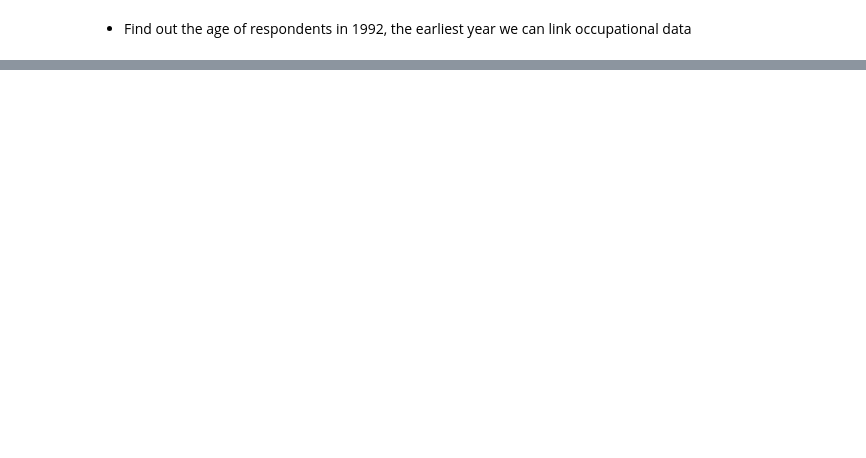
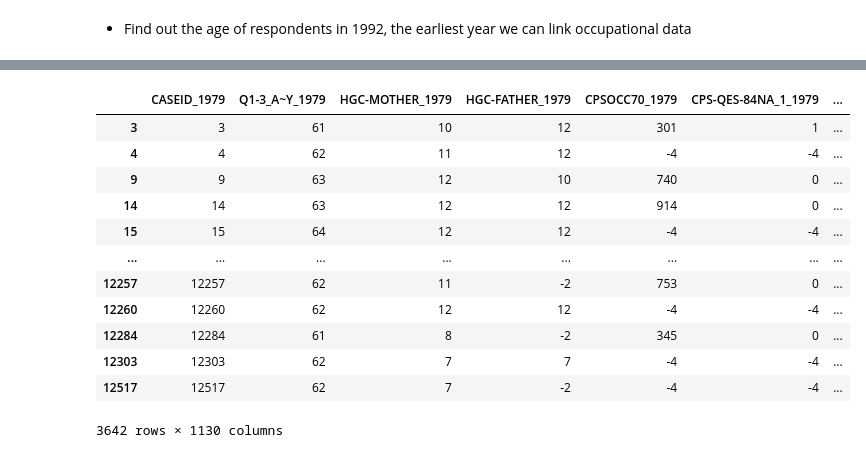
Before and after one commit to mspp-data-studio-2021/aptitude-analysis, a Jupyter notebook: code/01. Create variables for analysis.ipynb, the cells around one changed output, grey strips where cells are left out. Saved outputs shown, nothing was run; the diff lists cells and outputs as text; code cells hidden in the pictures; blank space fills up the shorter version.

```diff
--- a/code/01. Create variables for analysis.ipynb
+++ b/code/01. Create variables for analysis.ipynb
@@ -1248,3 +1259,5 @@ df['EarlyAge'].head()
 Name: EarlyAge, dtype: int64
 # %% [markdown]
 * Find out the age of respondents in 1992, the earliest year we can link occupational data
+# %%
+df['AGEATINT_1992'] = df['AGEATINT_1992'].astype(int64, errors = 'raise')
@@ -1250,0 +1304,2 @@ Name: EarlyAge, dtype: int64
+# %%
+df['AGEATINT_2016'] = df['AGEATINT_2016'].astype(int64, errors = 'raise')
@@ -1250,0 +1319,18 @@ Name: EarlyAge, dtype: int64
+# %%
+# The oldest ages we can eventually identify as having a late job skill score is 60. Choose one age for everyone to have compared their job skill score.
+df3 = df[(df['AGEATINT_2016'] >= 50) & (df['AGEATINT_2016'] <= 55)]
+df3
+# %% [output]
+|  | CASEID_1979 | Q1-3_A~Y_1979 | HGC-MOTHER_1979 | HGC-FATHER_1979 | CPSOCC70_1979 | CPS-QES-84NA_1_1979 | ... |
+| 3 | 3 | 61 | 10 | 12 | 301 | 1 | ... |
+| 4 | 4 | 62 | 11 | 12 | -4 | -4 | ... |
+| 9 | 9 | 63 | 12 | 10 | 740 | 0 | ... |
+| 14 | 14 | 63 | 12 | 12 | 914 | 0 | ... |
+| 15 | 15 | 64 | 12 | 12 | -4 | -4 | ... |
+| ... | ... | ... | ... | ... | ... | ... | ... |
+| 12257 | 12257 | 62 | 11 | -2 | 753 | 0 | ... |
+| 12260 | 12260 | 62 | 12 | 12 | -4 | -4 | ... |
+| 12284 | 12284 | 61 | 8 | -2 | 345 | 0 | ... |
+| 12303 | 12303 | 62 | 7 | 7 | -4 | -4 | ... |
+| 12517 | 12517 | 62 | 7 | -2 | -4 | -4 | ... |
+3642 rows × 1130 columns
```
Also changed, not shown: parts of 5 cells of this notebook.
